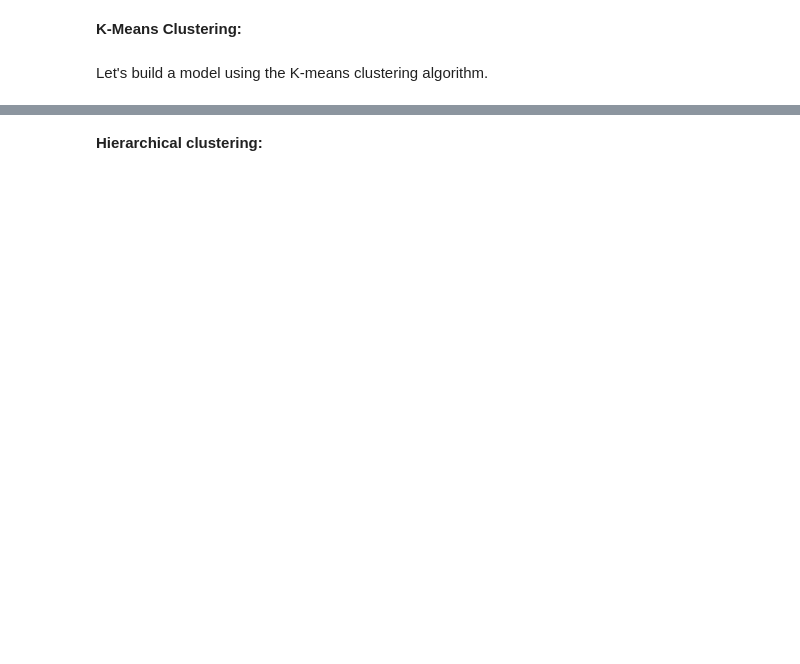
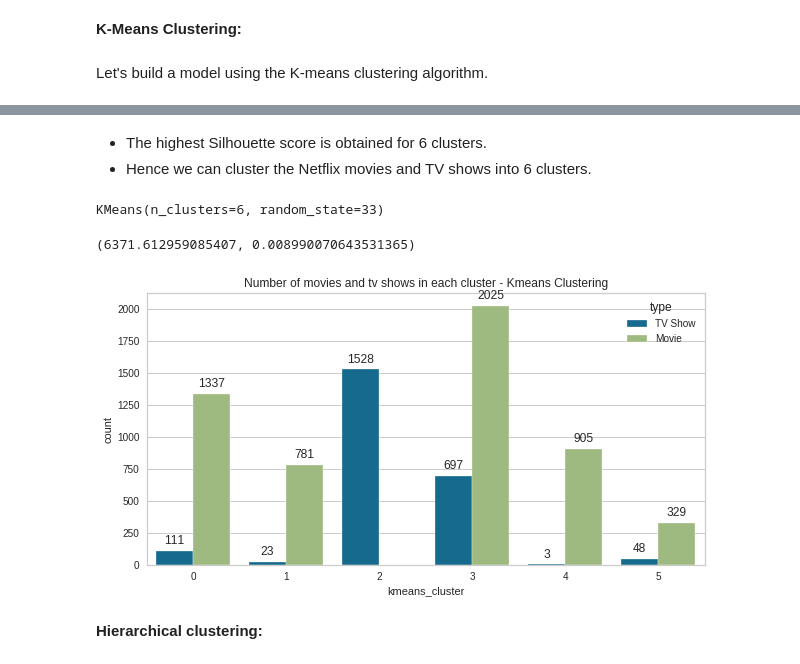
Before and after one commit to shaloy-lewis/Netflix_movies_and_tv_shows_clustering, a Jupyter notebook: Netflix_Movies_and_TV_Shows_Clustering_Shaloy_Lewis.ipynb, the cells around one changed output, grey strips where cells are left out. Saved outputs shown, nothing was run; the diff lists cells and outputs as text; code cells hidden in the pictures; blank space fills up the shorter version.

```diff
--- a/Netflix_Movies_and_TV_Shows_Clustering_Shaloy_Lewis.ipynb
+++ b/Netflix_Movies_and_TV_Shows_Clustering_Shaloy_Lewis.ipynb
@@ -931,19 +930,0 @@ plt.show()
-# %%
-from yellowbrick.cluster import SilhouetteVisualizer
-
-# fig, ax = plt.subplots(5, 2, figsize=(15,8))
-for i in range(2,11):
-    '''
-    Create KMeans instance for different number of clusters
-    '''
-    km = KMeans(n_clusters=i, init='k-means++', n_init=10, max_iter=100, random_state=42)
-    # q, mod = divmod(i, 2)
-    '''
-    Create SilhouetteVisualizer instance with KMeans instance
-    Fit the visualizer
-    '''
-    visualizer = SilhouetteVisualizer(km, colors='yellowbrick')
-    visualizer.fit(transformed_features)
-
-    plt.title('k=')
-    plt.show()
@@ -960,3 +931,33 @@ for i in range(2,11):
+# %% [markdown]
+* The highest Silhouette score is obtained for 6 clusters.
+* Hence we can cluster the Netflix movies and TV shows into 6 clusters.
+# %%
+# Clustering the data into 6 clusters
+kmeans = KMeans(n_clusters=6,init='k-means++',random_state=33)
+kmeans.fit(x_pca)
+# %% [output]
+KMeans(n_clusters=6, random_state=33)
+# %%
+# Evaluation metrics - distortion, Silhouette score
+kmeans_distortion = kmeans.inertia_
+kmeans_silhouette_score = silhouette_score(x_pca, kmeans.labels_)
+
+print((kmeans_distortion,kmeans_silhouette_score))
+# %% [output]
+(6371.612959085407, 0.008990070643531365)
+# %%
+# Adding a kmeans cluster number attribute
+
+df1['kmeans_cluster'] = kmeans.labels_
+# %%
+# Number of movies and tv shows in each cluster
+plt.figure(figsize=(10,5))
+q = sns.countplot(x='kmeans_cluster',data=df1, hue='type')
+plt.title('Number of movies and tv shows in each cluster - Kmeans Clustering')
+for i in q.patches:
+  q.annotate(format(i.get_height(), '.0f'), (i.get_x() + i.get_width() / 2., i.get_height()), ha = 'center', va = 'center', xytext = (0, 10), textcoords = 'offset points')
+# %% [output]
+[figure, added]
 # %% [markdown]
 **Hierarchical clustering:**
 # %%
```
Also changed, not shown: parts of 15 cells of this notebook.
